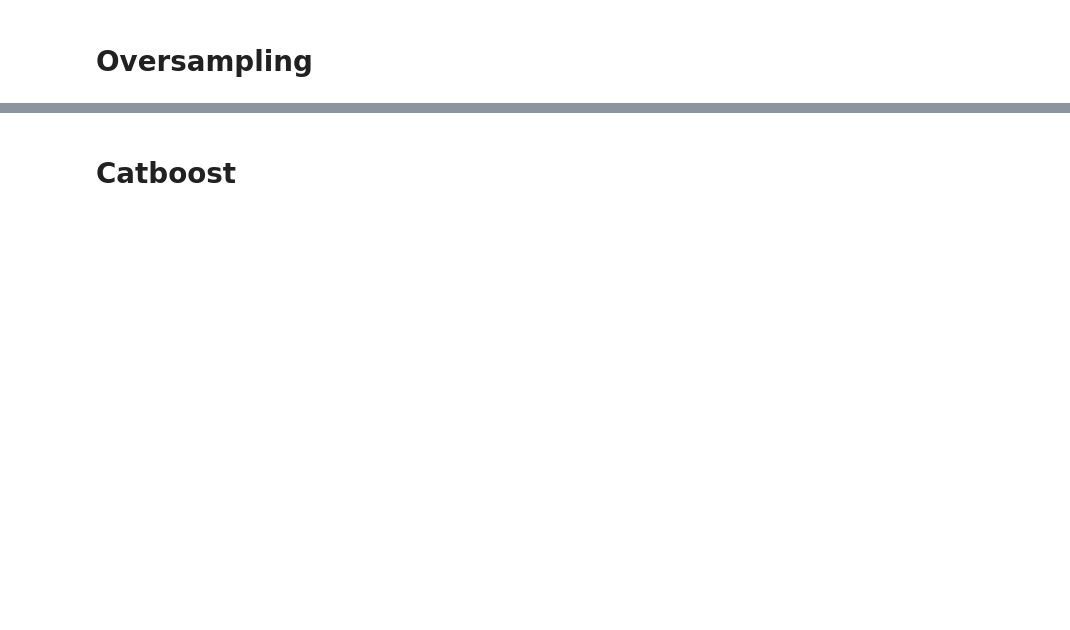
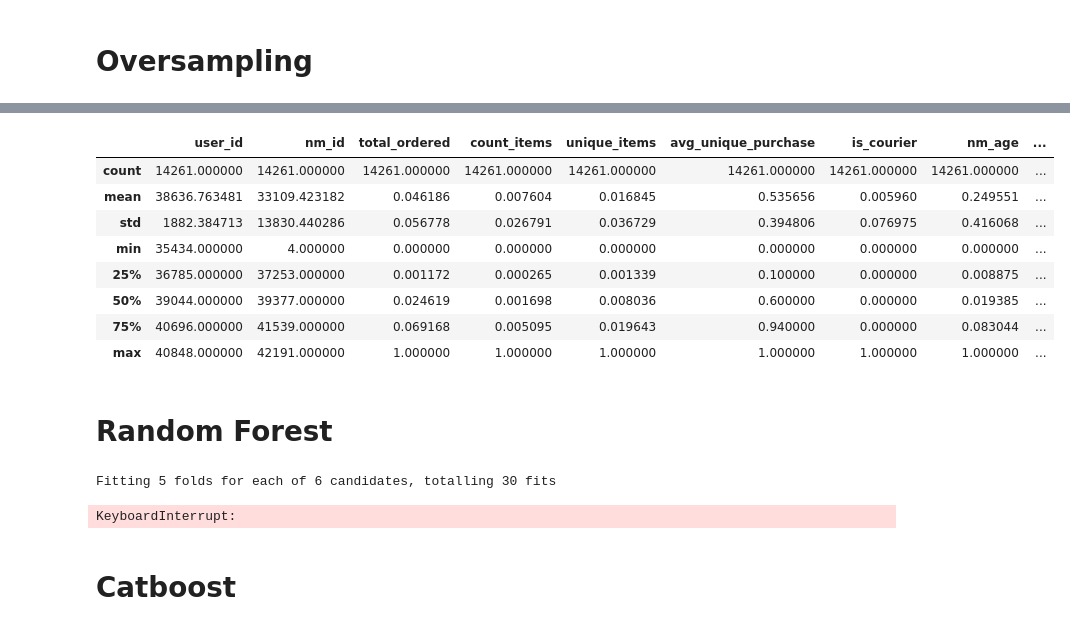
Before and after one commit to timu-ryan/wb-hackathon, a Jupyter notebook: ml/stock_detection.ipynb, the cells around one changed output, grey strips where cells are left out. Cells and saved outputs as stored; diff of their text form; code cells hidden in the pictures; blank space fills up the shorter version.

```diff
--- a/ml/stock_detection.ipynb
+++ b/ml/stock_detection.ipynb
@@ -409,0 +505,41 @@ print(f"ROC-AUC на тестовой выборке: {test_roc_auc:.4f}")
+# %%
+data_test.describe()
+# %% [output]
+|  | user_id | nm_id | total_ordered | count_items | unique_items | avg_unique_purchase | is_courier | nm_age | ... |
+| count | 14261.000000 | 14261.000000 | 14261.000000 | 14261.000000 | 14261.000000 | 14261.000000 | 14261.000000 | 14261.000000 | ... |
+| mean | 38636.763481 | 33109.423182 | 0.046186 | 0.007604 | 0.016845 | 0.535656 | 0.005960 | 0.249551 | ... |
+| std | 1882.384713 | 13830.440286 | 0.056778 | 0.026791 | 0.036729 | 0.394806 | 0.076975 | 0.416068 | ... |
+| min | 35434.000000 | 4.000000 | 0.000000 | 0.000000 | 0.000000 | 0.000000 | 0.000000 | 0.000000 | ... |
+| 25% | 36785.000000 | 37253.000000 | 0.001172 | 0.000265 | 0.001339 | 0.100000 | 0.000000 | 0.008875 | ... |
+| 50% | 39044.000000 | 39377.000000 | 0.024619 | 0.001698 | 0.008036 | 0.600000 | 0.000000 | 0.019385 | ... |
+| 75% | 40696.000000 | 41539.000000 | 0.069168 | 0.005095 | 0.019643 | 0.940000 | 0.000000 | 0.083044 | ... |
+| max | 40848.000000 | 42191.000000 | 1.000000 | 1.000000 | 1.000000 | 1.000000 | 1.000000 | 1.000000 | ... |
+# %% [markdown]
+# Random Forest
+# %%
+from sklearn.ensemble import RandomForestClassifier
+params = {
+    'max_depth': list(range(8, 10)),
+    'n_estimators': [100, 150, 200]
+}
+
+clf_rf = RandomForestClassifier()
+
+grid_search_cv_clf_rf = GridSearchCV(clf_rf, params, cv=5,
+                                    scoring='f1',
+                                    n_jobs=-1,  # Используем все ядра процессора
+                                    verbose=1,
+                                    refit=True  # Переобучит модель на лучших параметрах
+)
+grid_search_cv_clf_rf.fit(X_train, y_train)
+# Результаты
+print(f"Лучший параметр глубина дерева: {grid_search_cv_clf_rf.best_params_}")
+print(f"Лучшее F1 на кросс-валидации: {grid_search_cv_clf_rf.best_score_:.4f}")
+
+# Качество на тестовой выборке (если нужно)
+y_pred = grid_search_cv_clf_rf.predict(X_test)
+f1_score = f1_score(y_test, y_pred)
+print(f"F1 на тестовой выборке: {f1_score:.4f}")
+# %% [output]
+Fitting 5 folds for each of 6 candidates, totalling 30 fits
+KeyboardInterrupt:
```
Also changed, not shown: parts of 31 cells of this notebook, 1 other file.
